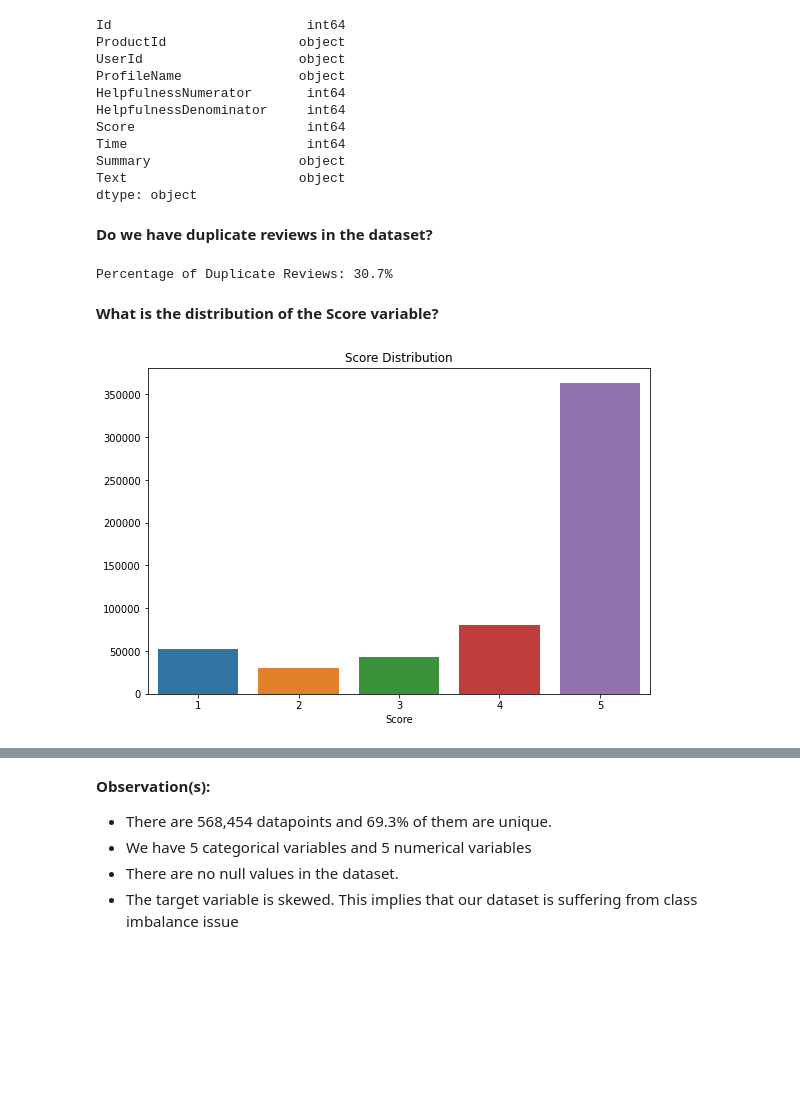
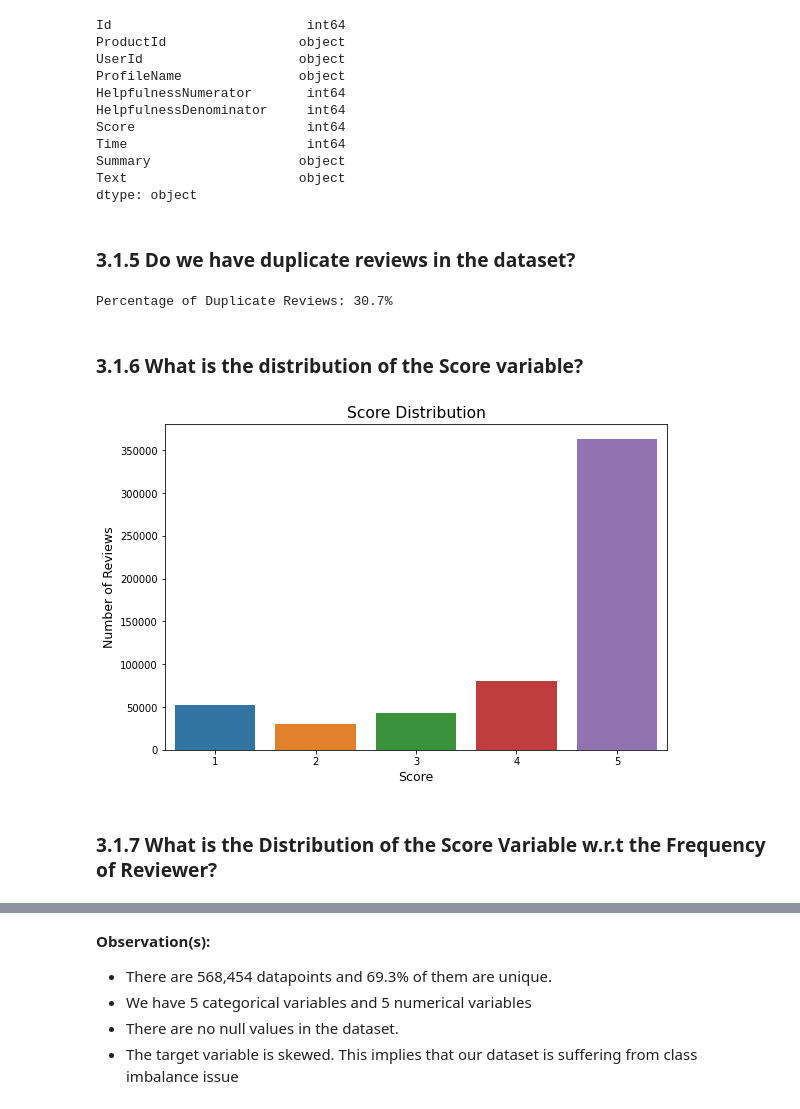
Before and after one commit to 1byte-yoda/ML-Personal-Projects, a Jupyter notebook: Amazon_Food_Reviews_Sentiment_Analysis/Amazon_Fine_Food.ipynb, the cells around one changed output, grey strips where cells are left out. Cells and saved outputs as stored; diff of their text form; code cells hidden in the pictures; blank space fills up the shorter version.

```diff
--- a/Amazon_Food_Reviews_Sentiment_Analysis/Amazon_Fine_Food.ipynb
+++ b/Amazon_Food_Reviews_Sentiment_Analysis/Amazon_Fine_Food.ipynb
@@ -199,20 +217,25 @@ Summary                   object
 Text                      object
 dtype: object
 # %% [markdown]
-<b> Do we have duplicate reviews in the dataset? </b>
+### 3.1.5 Do we have duplicate reviews in the dataset?
 # %%
 dup_counts = df[['UserId', 'ProfileName', 'Time', 'Text']].duplicated().sum()
 print('Percentage of Duplicate Reviews:', str(round(dup_counts/df.shape[0]*100, 2))+'%')
 # %% [output]
 Percentage of Duplicate Reviews: 30.7%
+# %%
+df = df[df['HelpfulnessNumerator'] <= df['HelpfulnessDenominator']]
 # %% [markdown]
-<b> What is the distribution of the Score variable? </b>
+### 3.1.6 What is the distribution of the Score variable?
 # %%
 plt.figure(figsize=(9,6))
-plt.title('Score Distribution')
+plt.title('Score Distribution', fontsize=15.5)
 sns.barplot(x=df['Score'].value_counts().index,
             y=df['Score'].value_counts().values)
-plt.xlabel('Score')
+plt.xlabel('Score', fontsize=12.5)
+plt.ylabel('Number of Reviews', fontsize=12.5)
 plt.show()
 # %% [output]
-[figure, old version]
+[figure, new version]
+# %% [markdown]
+### 3.1.7 What is the Distribution of the Score Variable w.r.t the Frequency of Reviewer?
```
Also changed, not shown: parts of 127 cells of this notebook.
